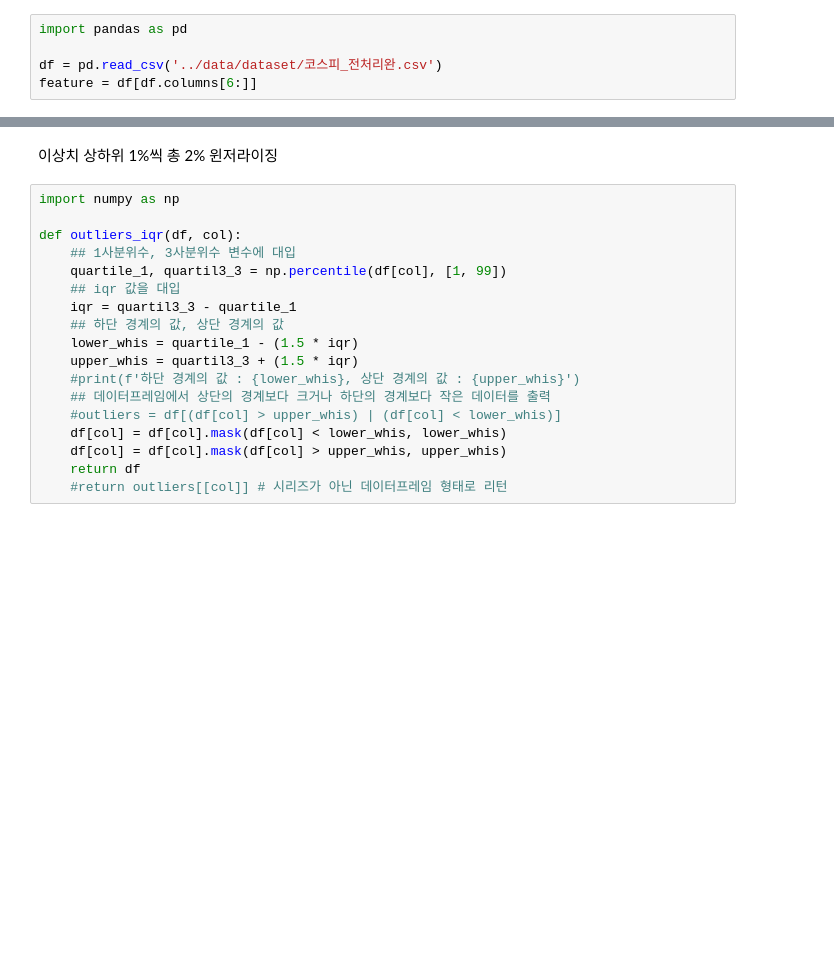
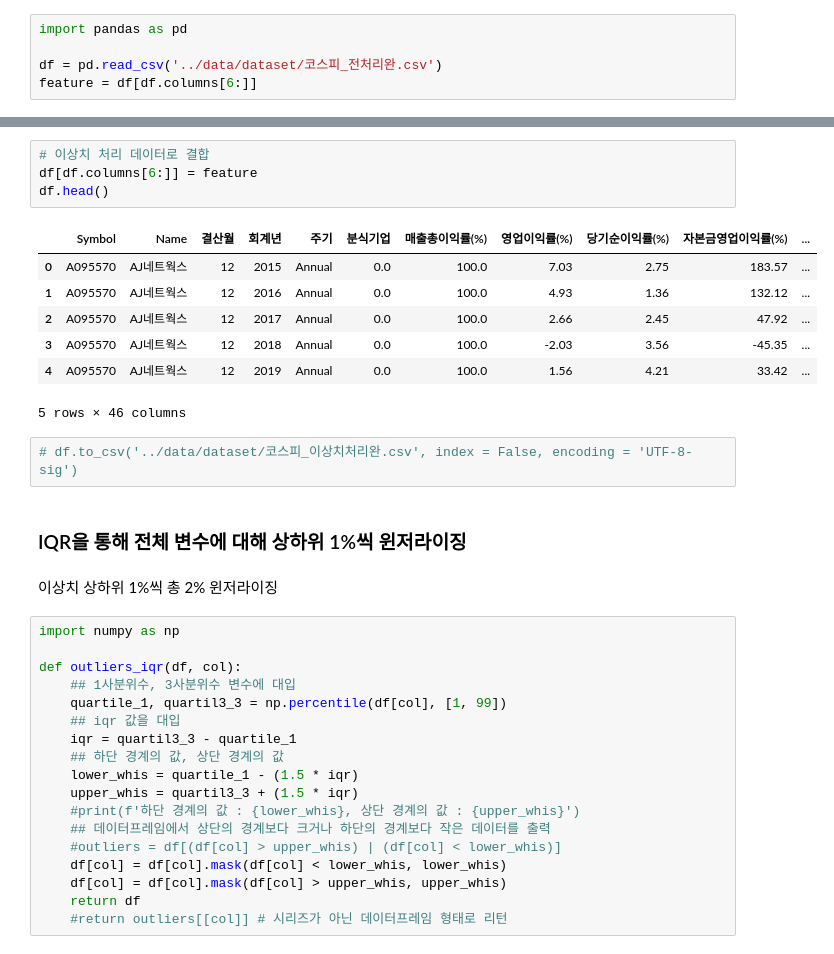
Before and after one commit to po5412409/-, a Jupyter notebook: 02.데이터전처리/3.이상치처리.ipynb, the cells around one changed output, grey strips where cells are left out. Saved outputs shown, nothing was run; the diff lists cells and outputs as text; blank space fills up the shorter version.

```diff
--- a/02.데이터전처리/3.이상치처리.ipynb
+++ b/02.데이터전처리/3.이상치처리.ipynb
@@ -40,3 +142,19 @@ df[df.columns[6:-1]].describe()
+# %%
+# 이상치 처리 데이터로 결합
+df[df.columns[6:]] = feature
+df.head()
+# %% [output]
+|  | Symbol | Name | 결산월 | 회계년 | 주기 | 분식기업 | 매출총이익률(%) | 영업이익률(%) | 당기순이익률(%) | 자본금영업이익률(%) | ... |
+| 0 | A095570 | AJ네트웍스 | 12 | 2015 | Annual | 0.0 | 100.0 | 7.03 | 2.75 | 183.57 | ... |
+| 1 | A095570 | AJ네트웍스 | 12 | 2016 | Annual | 0.0 | 100.0 | 4.93 | 1.36 | 132.12 | ... |
+| 2 | A095570 | AJ네트웍스 | 12 | 2017 | Annual | 0.0 | 100.0 | 2.66 | 2.45 | 47.92 | ... |
+| 3 | A095570 | AJ네트웍스 | 12 | 2018 | Annual | 0.0 | 100.0 | -2.03 | 3.56 | -45.35 | ... |
+| 4 | A095570 | AJ네트웍스 | 12 | 2019 | Annual | 0.0 | 100.0 | 1.56 | 4.21 | 33.42 | ... |
+5 rows × 46 columns
+# %%
+# df.to_csv('../data/dataset/코스피_이상치처리완.csv', index = False, encoding = 'UTF-8-sig')
+# %% [markdown]
+### IQR을 통해 전체 변수에 대해 상하위 1%씩 윈저라이징
 # %% [markdown]
 이상치 상하위 1%씩 총 2% 윈저라이징
 # %%
```
Also changed, not shown: parts of 13 cells of this notebook, 14 other files.
